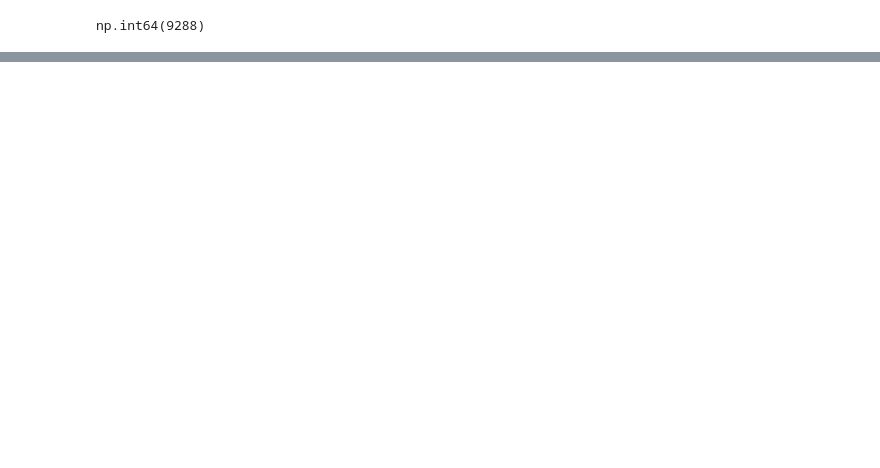
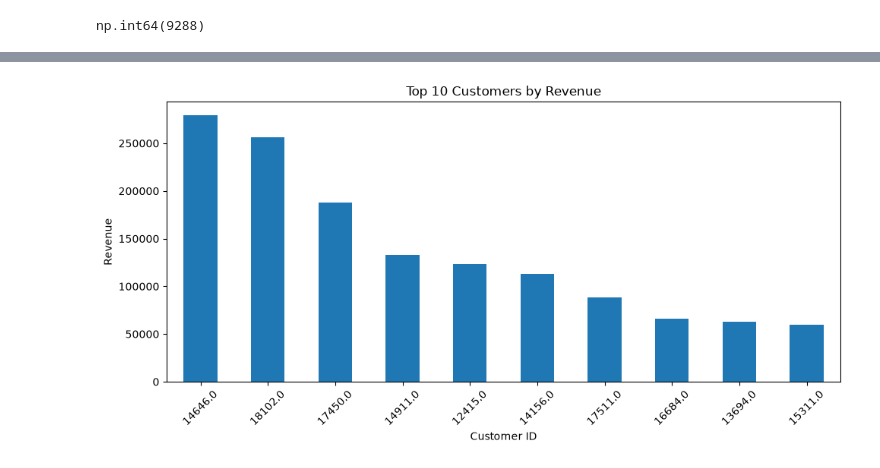
Before and after one commit to m-anup/E-commerce-Sales-Analysis, a Jupyter notebook: notebooks/01_data_exploration.ipynb, the cells around one changed output, grey strips where cells are left out. Cells and saved outputs as stored; diff of their text form; code cells hidden in the pictures; blank space fills up the shorter version.

```diff
--- a/notebooks/01_data_exploration.ipynb
+++ b/notebooks/01_data_exploration.ipynb
@@ -113,0 +430,9 @@ np.int64(2515)
+# %%
+customer_revenue = (
+    df.dropna(subset=["CustomerID"])
+    .groupby("CustomerID")["Revenue"]
+    .sum()
+    .sort_values(ascending=False)
+)
+
+customer_revenue.head(10)
@@ -113,0 +532,13 @@ np.int64(2515)
+# %%
+top_customers = customer_revenue.head(10)
+
+top_customers.plot(kind="bar", figsize=(10, 5))
+
+plt.title("Top 10 Customers by Revenue")
+plt.xlabel("Customer ID")
+plt.ylabel("Revenue")
+plt.xticks(rotation=45)
+plt.tight_layout()
+plt.show()
+# %% [output]
+[figure, added]
```
Also changed, not shown: parts of 66 cells of this notebook, 1 other file.
